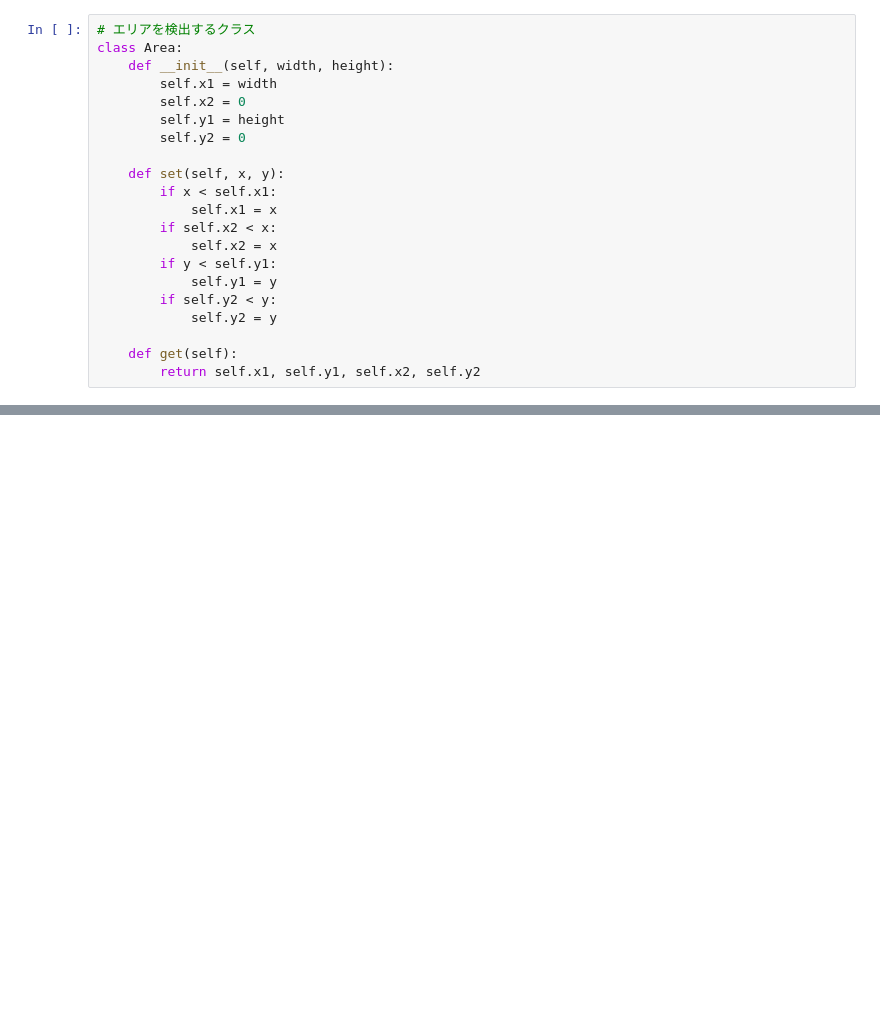
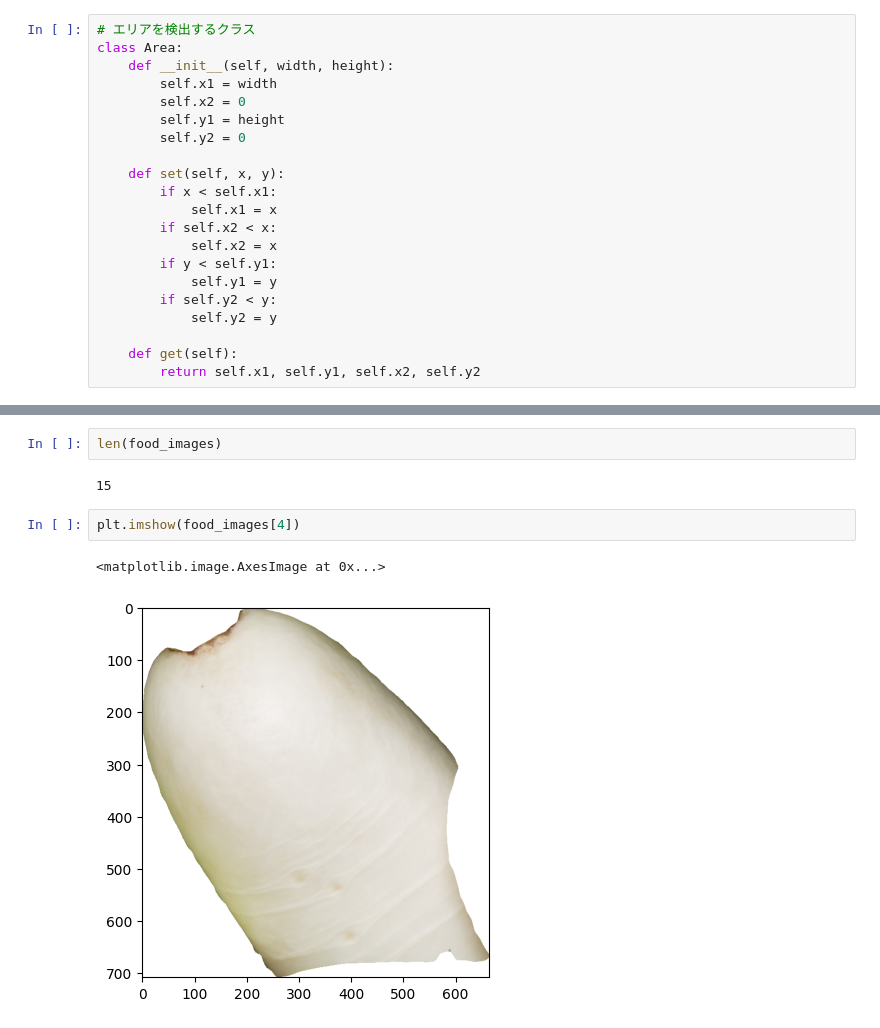
Before and after one commit to sugarl-sudo/Fridge-To-recipe, a Jupyter notebook: notebook/sam_experiment.ipynb, the cells around one changed output, grey strips where cells are left out. Cells and saved outputs as stored; diff of their text form; blank space fills up the shorter version.

```diff
--- a/notebook/sam_experiment.ipynb
+++ b/notebook/sam_experiment.ipynb
@@ -143 +174,10 @@ IndexError: index 160 is out of bounds for axis 0 with size 160
+# %%
+len(food_images)
+# %% [output]
+15
+# %%
+plt.imshow(food_images[4])
+# %% [output]
+<matplotlib.image.AxesImage at 0x...>
+[figure, added]
 # %%
```
Also changed, not shown: parts of 9 cells of this notebook.
